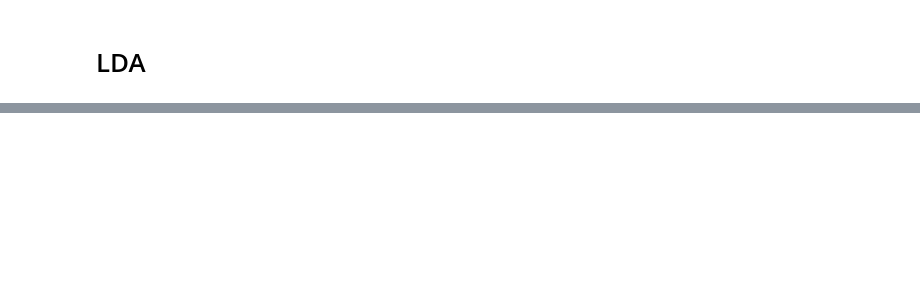
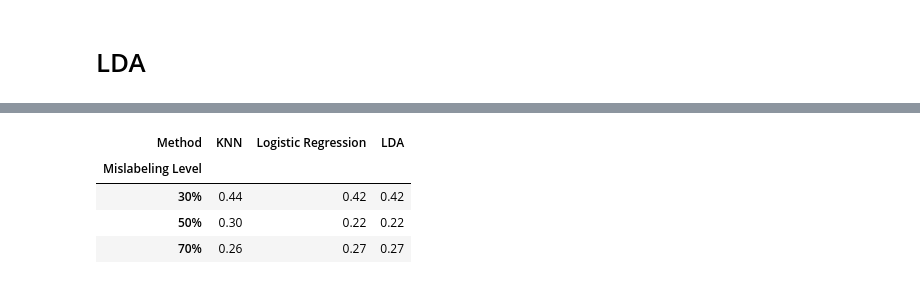
Before and after one commit to maximiliann97/Big-data-MVE441, a Jupyter notebook: Notebook_without_2d-plots.ipynb, the cells around one changed output, grey strips where cells are left out. Saved outputs shown, nothing was run; the diff lists cells and outputs as text; code cells hidden in the pictures; blank space fills up the shorter version.

Commit message:
table with results added

```diff
--- a/Notebook_without_2d-plots.ipynb
+++ b/Notebook_without_2d-plots.ipynb
@@ -278,13 +292,7 @@ from sklearn.datasets import make_classification
 from sklearn.neighbors import KNeighborsClassifier
 
 
-# Uncomment if not performed the cross validation
-best_k = 41 #Best found k found to be 31/41
-
-
 # Train a K-nearest neighbor classifier on the projected data
 knn2 = KNeighborsClassifier(n_neighbors=best_k)
 knn2.fit(train_features_pca2, train_labels2)
-accuracy=knn1.score(test_features_pca, test_labels)
-print('Accuracy: ',round(accuracy,2)*100,'%')
 # %% [output]
@@ -460,0 +529,13 @@ LDA: F1 Macro: 0.5028497112307161, Accuracy: 0.6303795122142295, ROC AUC: 0.5939
+# %%
+# predict the class labels for the test set
+y_pred = LDA3.predict(test_features_pca)
+
+# compute the evaluation metrics
+LDA3_f1 = f1_score(test_labels, y_pred)
+LDA3_accuracy = accuracy_score(test_labels, y_pred)
+LDA3_roc_auc = roc_auc_score(test_labels, y_pred)
+
+# print the results
+print("F1 score: {:.2f}".format(LDA3_f1))
+print("Accuracy: {:.2f}%".format(LDA3_accuracy*100))
+print("ROC AUC score: {:.2f}".format(LDA3_roc_auc))
@@ -460,0 +546,62 @@ LDA: F1 Macro: 0.5028497112307161, Accuracy: 0.6303795122142295, ROC AUC: 0.5939
+# %%
+# Define the results for each method and mislabeling level
+results_f1 = {
+    f'{mislabeling_level1}%': np.round([knn1_f1, log1_f1, LDA1_f1], 2),
+    f'{mislabeling_level2}%': np.round([knn2_f1, log2_f1, LDA2_f1], 2),
+    f'{mislabeling_level3}%': np.round([knn3_f1, log3_f1, LDA3_f1], 2)
+}
+# Convert the results_f1 dictionary to a pandas dataframe
+df_f1 = pd.DataFrame.from_dict(results_f1, orient='index', columns=['KNN', 'Logistic Regression', 'LDA'])
+# Rename the index
+df_f1.index.names = ['Mislabeling Level']
+# Rename the columns
+df_f1.columns.name = 'Method'
+# Center align the values in the dataframe
+# Center align the values in the dataframe
+df_f1 = df_f1.style.format("{:.2f}").set_properties(**{'text-align': 'center'})
+
+# Print the dataframe
+print('F1 Scores:\n')
+display(df_f1)
+
+#### for acc
+# Define the results for each method and mislabeling level
+results_acc = {
+    f'{mislabeling_level1}%': np.round([knn1_accuracy, log1_accuracy, LDA1_accuracy], 2),
+    f'{mislabeling_level2}%': np.round([knn2_accuracy, log2_accuracy, LDA2_accuracy], 2),
+    f'{mislabeling_level3}%': np.round([knn3_accuracy, log3_accuracy, LDA3_accuracy], 2)
+}
+# Convert the results_acc dictionary to a pandas dataframe
+df_acc = pd.DataFrame.from_dict(results_acc, orient='index', columns=['KNN', 'Logistic Regression', 'LDA'])
+# Rename the index
+df_acc.index.names = ['Mislabeling Level']
+# Rename the columns
+df_acc.columns.name = 'Method'
+# Center align the values in the dataframe
+df_acc = df_acc.style.format("{:.2f}").set_properties(**{'text-align': 'center'})
+
+# Print the dataframe
+print('Accuracy:\n')
+display(df_acc)
+
+
+#### for ROC AUC
+# Define the results for each method and mislabeling level
+results_auc = {
+    f'{mislabeling_level1}%': np.round([knn1_roc_auc, log1_roc_auc, LDA1_roc_auc], 2),
+    f'{mislabeling_level2}%': np.round([knn2_roc_auc, log2_roc_auc, LDA2_roc_auc], 2),
+    f'{mislabeling_level3}%': np.round([knn3_roc_auc, log3_roc_auc, LDA3_roc_auc], 2)
+}
+# Convert the results_auc dictionary to a pandas dataframe
+df_auc = pd.DataFrame.from_dict(results_auc, orient='index', columns=['KNN', 'Logistic Regression', 'LDA'])
+
+df_auc.index.names = ['Mislabeling Level']
+# Rename the columns
+df_auc.columns.name = 'Method'
+# Center align the values in the dataframe
+df_auc = df_auc.style.format("{:.2f}").set_properties(**{'text-align': 'center'})
+
+# Print the dataframe
+print('ROC AUC:\n')
+display(df_auc)
+# %% [output]
@@ -460,0 +609,5 @@ LDA: F1 Macro: 0.5028497112307161, Accuracy: 0.6303795122142295, ROC AUC: 0.5939
+| Method | KNN | Logistic Regression | LDA |
+| Mislabeling Level |  |  |  |
+| 30% | 0.44 | 0.42 | 0.42 |
+| 50% | 0.30 | 0.22 | 0.22 |
+| 70% | 0.26 | 0.27 | 0.27 |
```
Also changed, not shown: parts of 47 cells of this notebook.
